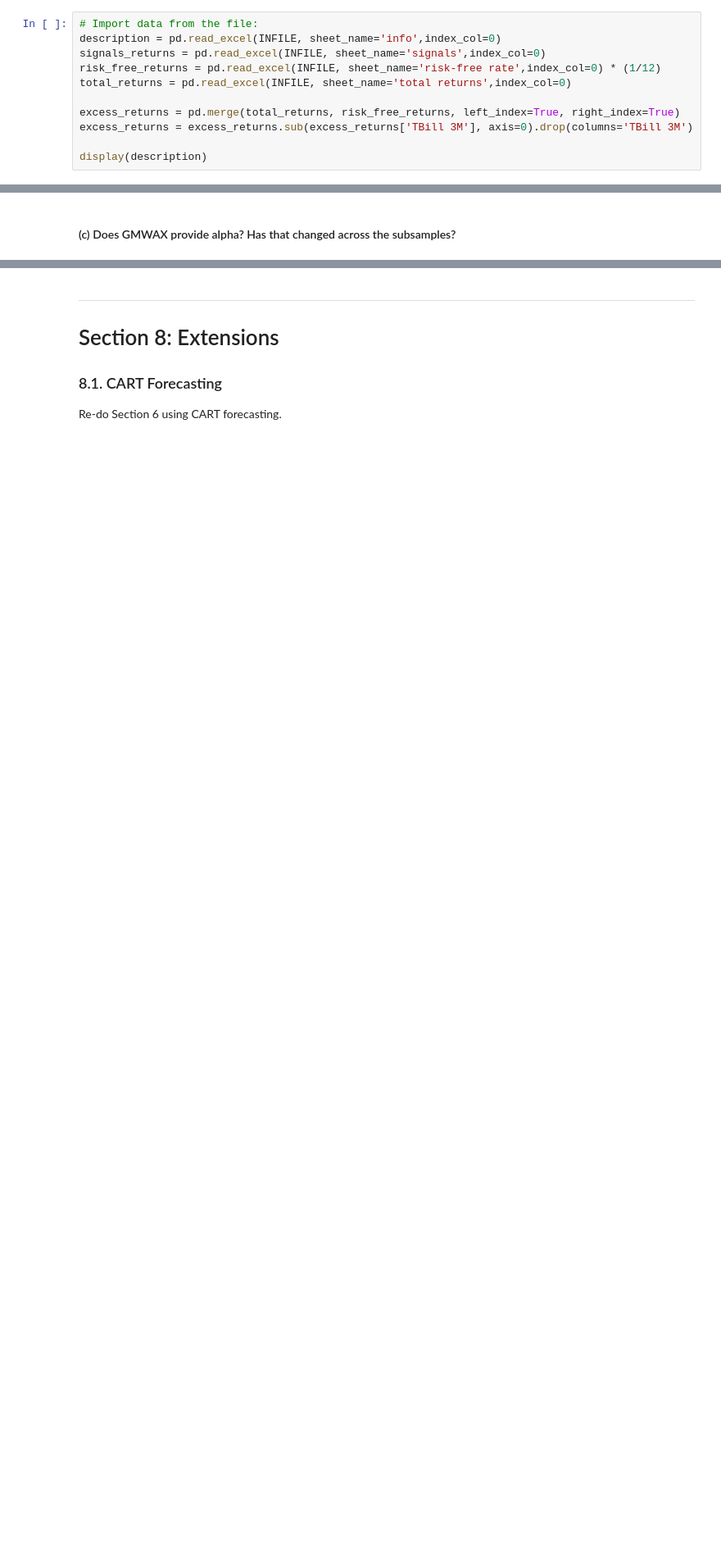
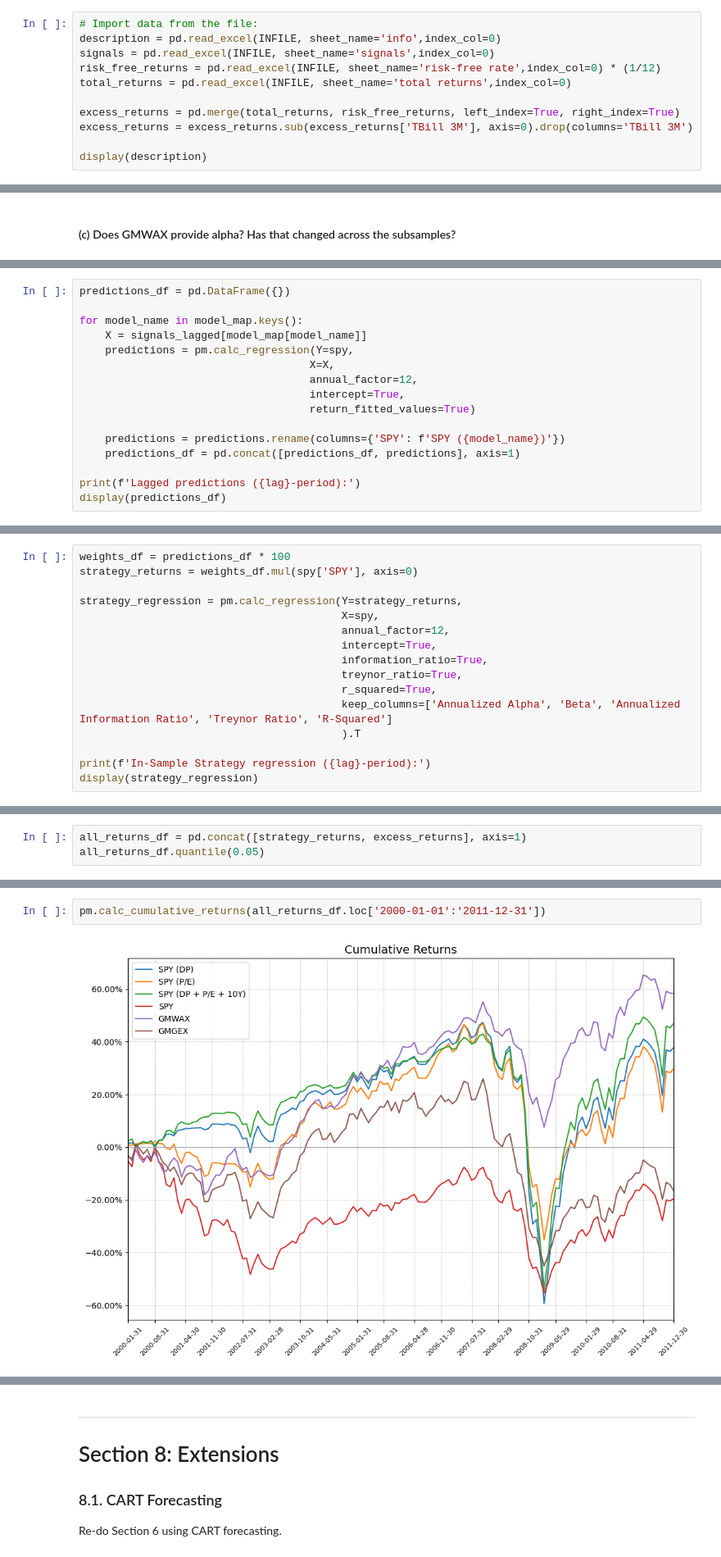
Before and after one commit to Scheffer888/finm-portfolio-2024, a Jupyter notebook: eduardo/Homework 7 - Returns Forecast.ipynb, the cells around one changed output, grey strips where cells are left out. Shown at 82% size. Drawn from its saved outputs; the diff is of its cells as text; blank space fills up the shorter version.

```diff
--- a/eduardo/Homework 7 - Returns Forecast.ipynb
+++ b/eduardo/Homework 7 - Returns Forecast.ipynb
@@ -206,7 +228,7 @@ Columns: date, SPX DVD YLD, SPX P/E, TNote 10YR
 # %%
 # Import data from the file:
 description = pd.read_excel(INFILE, sheet_name='info',index_col=0)
-signals_returns = pd.read_excel(INFILE, sheet_name='signals',index_col=0)
+signals = pd.read_excel(INFILE, sheet_name='signals',index_col=0)
 risk_free_returns = pd.read_excel(INFILE, sheet_name='risk-free rate',index_col=0) * (1/12)
 total_returns = pd.read_excel(INFILE, sheet_name='total returns',index_col=0)
 
@@ -613,0 +520,16 @@ Length: 276, dtype: float64
+# %%
+predictions_df = pd.DataFrame({})
+
+for model_name in model_map.keys():
+    X = signals_lagged[model_map[model_name]]
+    predictions = pm.calc_regression(Y=spy,
+                                    X=X,
+                                    annual_factor=12,
+                                    intercept=True,
+                                    return_fitted_values=True)
+
+    predictions = predictions.rename(columns={'SPY': f'SPY ({model_name})'})
+    predictions_df = pd.concat([predictions_df, predictions], axis=1)
+
+print(f'Lagged predictions ({lag}-period):')
+display(predictions_df)
@@ -613,0 +552,16 @@ Length: 276, dtype: float64
+# %%
+weights_df = predictions_df * 100
+strategy_returns = weights_df.mul(spy['SPY'], axis=0)
+
+strategy_regression = pm.calc_regression(Y=strategy_returns,
+                                         X=spy,
+                                         annual_factor=12,
+                                         intercept=True,
+                                         information_ratio=True,
+                                         treynor_ratio=True,
+                                         r_squared=True,
+                                         keep_columns=['Annualized Alpha', 'Beta', 'Annualized Information Ratio', 'Treynor Ratio', 'R-Squared']
+                                         ).T
+
+print(f'In-Sample Strategy regression ({lag}-period):')
+display(strategy_regression)
@@ -613,0 +603,3 @@ Length: 276, dtype: float64
+# %%
+all_returns_df = pd.concat([strategy_returns, excess_returns], axis=1)
+all_returns_df.quantile(0.05)
@@ -613,0 +616,4 @@ Length: 276, dtype: float64
+# %%
+pm.calc_cumulative_returns(all_returns_df.loc['2000-01-01':'2011-12-31'])
+# %% [output]
+[figure, added]
```
Also changed, not shown: parts of 59 cells of this notebook, 3 other files.
